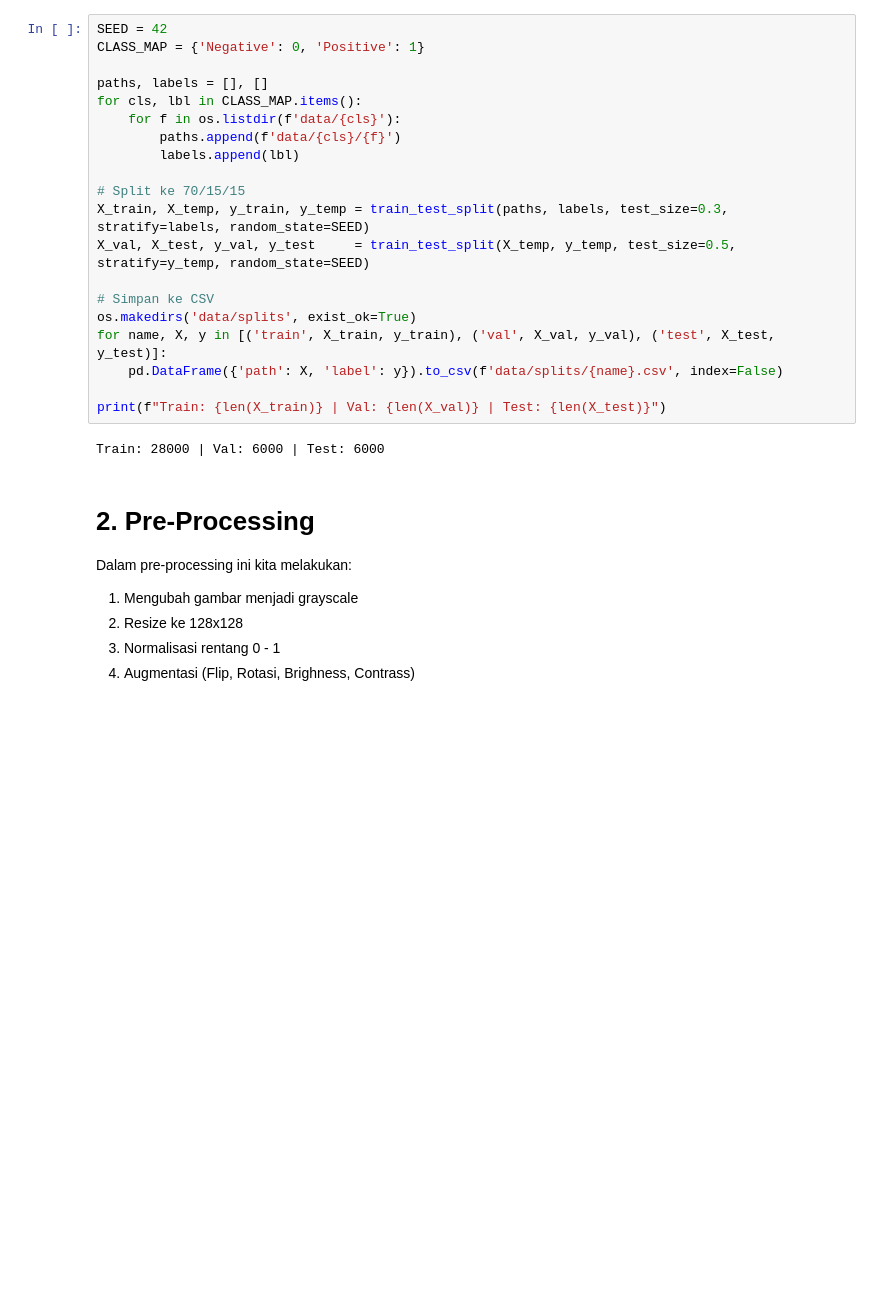
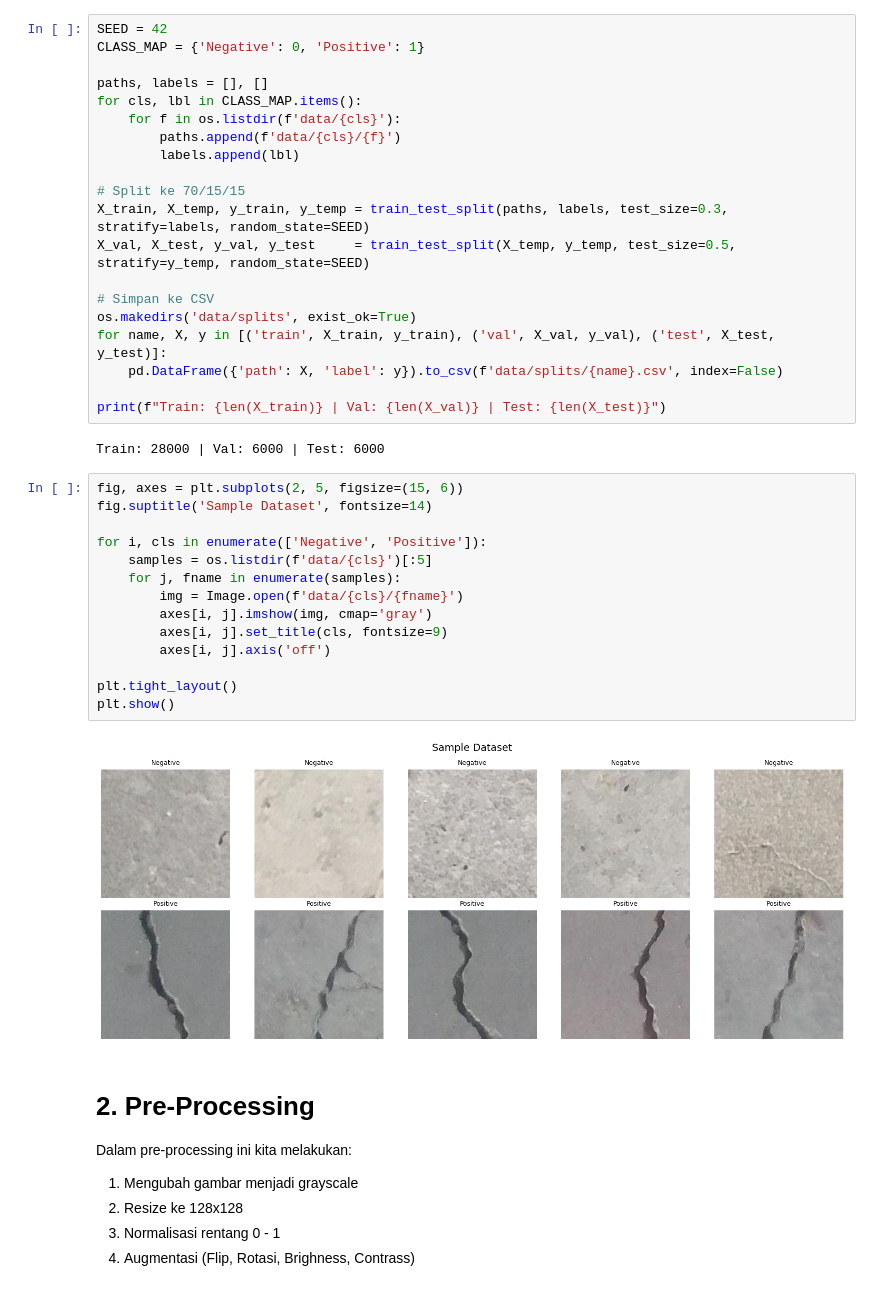
Before and after one commit to Devaaldo/Krak.AI, a Jupyter notebook: crack-detection.ipynb, the cells around one changed output. Drawn from its saved outputs; the diff is of its cells as text; blank space fills up the shorter version.

```diff
--- a/crack-detection.ipynb
+++ b/crack-detection.ipynb
@@ -46,6 +52,22 @@ for name, X, y in [('train', X_train, y_train), ('val', X_val, y_val), ('test',
 print(f"Train: {len(X_train)} | Val: {len(X_val)} | Test: {len(X_test)}")
 # %% [output]
 Train: 28000 | Val: 6000 | Test: 6000
+# %%
+fig, axes = plt.subplots(2, 5, figsize=(15, 6))
+fig.suptitle('Sample Dataset', fontsize=14)
+
+for i, cls in enumerate(['Negative', 'Positive']):
+    samples = os.listdir(f'data/{cls}')[:5]
+    for j, fname in enumerate(samples):
+        img = Image.open(f'data/{cls}/{fname}')
+        axes[i, j].imshow(img, cmap='gray')
+        axes[i, j].set_title(cls, fontsize=9)
+        axes[i, j].axis('off')
+
+plt.tight_layout()
+plt.show()
+# %% [output]
+[figure, added]
 # %% [markdown]
 # 2. Pre-Processing
 Dalam pre-processing ini kita melakukan:
```
Also changed, not shown: parts of 7 cells of this notebook.
